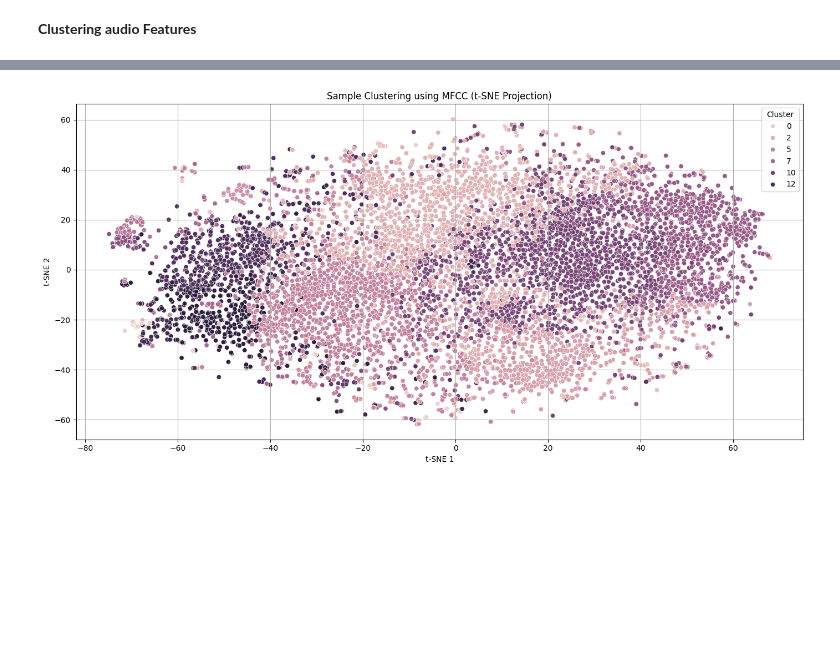
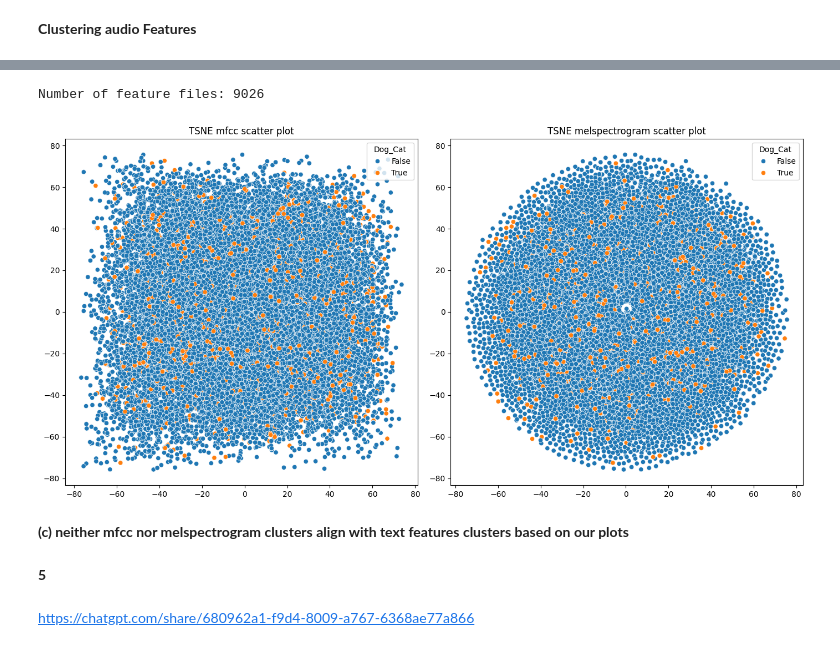
Before and after one commit to 8asic/mlpc2025-sound-event-detection, a Jupyter notebook: 4. Text Features.ipynb, the cells around one changed output, grey strips where cells are left out. Saved outputs shown, nothing was run; the diff lists cells and outputs as text; code cells hidden in the pictures; blank space fills up the shorter version.

```diff
--- a/4. Text Features.ipynb
+++ b/4. Text Features.ipynb
@@ -111,0 +109,14 @@ labels = kmeans.fit_predict(X_scaled)
+# %%
+import numpy as np
+
+melspectrogram_features = {}
+
+for idx, row in meta_df.iterrows():
+    file_name = idx.replace("mp3", "npz")
+    path_to_feature_file = os.path.join(r"C:\Users\user\Desktop\MLPC", "audio_features", file_name)
+
+    features = np.load(path_to_feature_file)["melspectrogram"]
+    melspectrogram_features[idx] = features
+print("Number of feature files:", len(audio_features))
+# %% [output]
+Number of feature files: 9026
@@ -111,0 +142,11 @@ labels = kmeans.fit_predict(X_scaled)
+# %%
+X1 = np.zeros((len(an_df), 32))
+X2=np.zeros((len(an_df),64))
+
+for i, row in an_df.iterrows():
+    X1[i] = get_features_of_annotation(row['onset'], row['offset'], mfcc_features[row['filename']])
+for i, row in an_df.iterrows():
+    X2[i] = get_features_of_annotation(row['onset'], row['offset'], melspectrogram_features[row['filename']])
+
+
+#used code to create a mfcc feature matrix with the shape of (35826,32) -> each row is a sample (annotated region) and the columns are the mfcc Cosine Transform coefficients.
@@ -112,16 +157,19 @@ labels = kmeans.fit_predict(X_scaled)
 # %%
 tsne = TSNE(n_components=2, perplexity=30, random_state=42, n_iter=1000)
-X_tsne = tsne.fit_transform(X_scaled)
-
-
-fig,ax = plt.subplots(figsize=(14,7))
-sns.scatterplot(x=X_tsne[:, 0], y=X_tsne[:, 1], hue=labels, ax=ax)
-plt.title("Sample Clustering using MFCC (t-SNE Projection)")
-plt.xlabel("t-SNE 1")
-plt.ylabel("t-SNE 2")
-plt.legend(title="Cluster")
-plt.grid(True)
-plt.tight_layout()
-plt.show()
+X1_tsne = tsne.fit_transform(X1)
+X2_tsne = tsne.fit_transform(X2)
+# perform tsne for vis -> since we cant vis a matrix in 2D!!!!
-# %% [output]
-[figure, removed]
+# %%
+fig,ax = plt.subplots(1,2,figsize=(14,7))
+sns.scatterplot(x=X1_tsne[:,0],y=X2_tsne[:,1],hue=an_df["Dog_Cat"],ax=ax[0],legend=True)
+sns.scatterplot(x=X2_tsne[:,0],y=X2_tsne[:,1],hue=an_df["Dog_Cat"],ax=ax[1],legend=True)
+ax[0].set_title("TSNE mfcc scatter plot")
+ax[1].set_title("TSNE melspectrogram scatter plot")
+plt.tight_layout()
+
+
+#assign colors to samples using "dog or cat" column to check if they form tight clusters in the mfcc feature space
+# %% [output]
+[figure, added]
+# %% [markdown]
+**(c) neither mfcc nor melspectrogram clusters align with text features clusters based on our plots**
@@ -127,0 +178,4 @@ plt.show()
+# %% [markdown]
+**5**
+# %% [markdown]
+https://chatgpt.com/share/680962a1-f9d4-8009-a767-6368ae77a866
```
Also changed, not shown: parts of 13 cells of this notebook, 1 other file.
